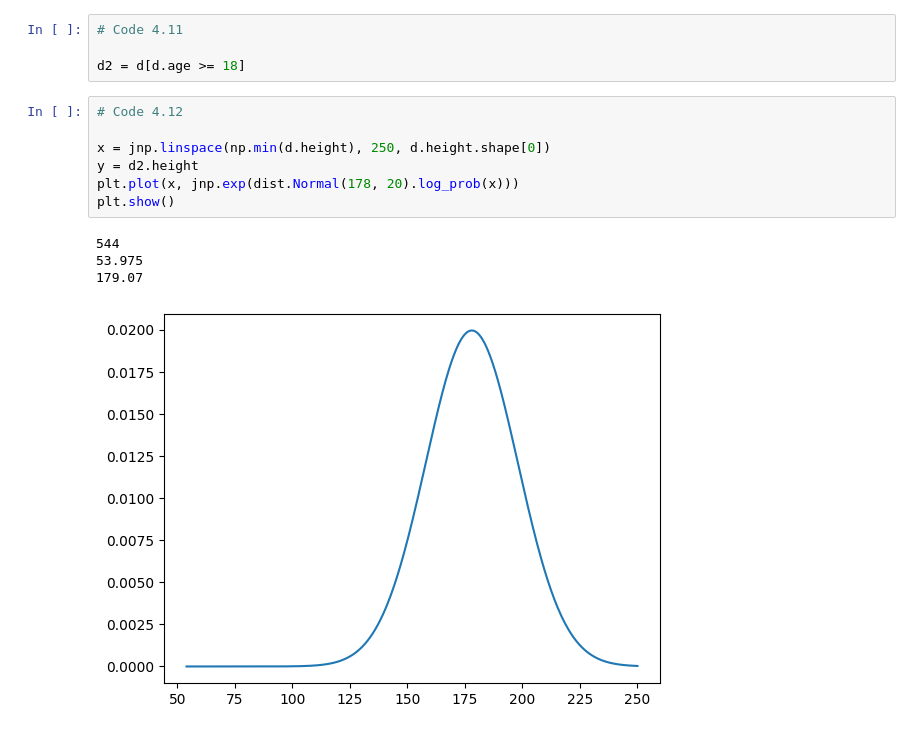
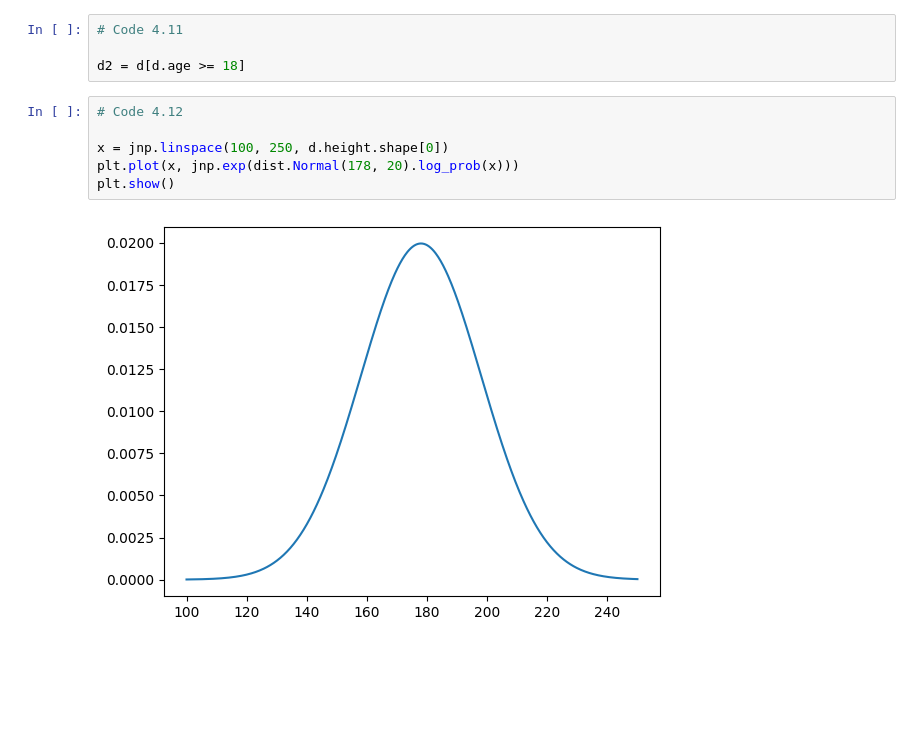
Before and after one commit to ibenatar-96/statistical-rethinking-numpyro, a Jupyter notebook: chapter_4.ipynb, the cells around one changed output. Drawn from its saved outputs; the diff is of its cells as text; blank space fills up the shorter version.

```diff
--- a/chapter_4.ipynb
+++ b/chapter_4.ipynb
@@ -148,12 +147,8 @@ d2 = d[d.age >= 18]
 # %%
 # Code 4.12
 
-x = jnp.linspace(np.min(d.height), 250, d.height.shape[0])
-y = d2.height
+x = jnp.linspace(100, 250, d.height.shape[0])
 plt.plot(x, jnp.exp(dist.Normal(178, 20).log_prob(x)))
 plt.show()
 # %% [output]
-544
-53.975
-179.07
-[figure, old version]
+[figure, new version]
```
Also changed, not shown: parts of 38 cells of this notebook.
